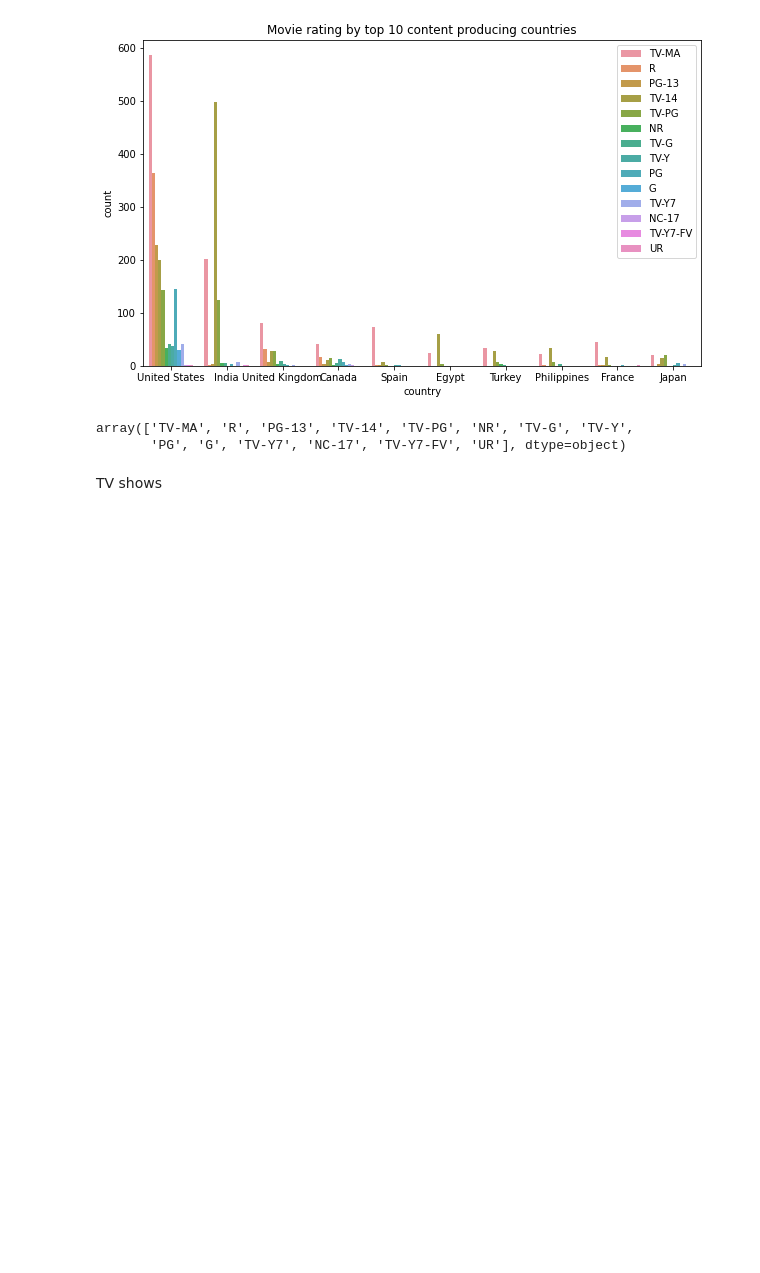
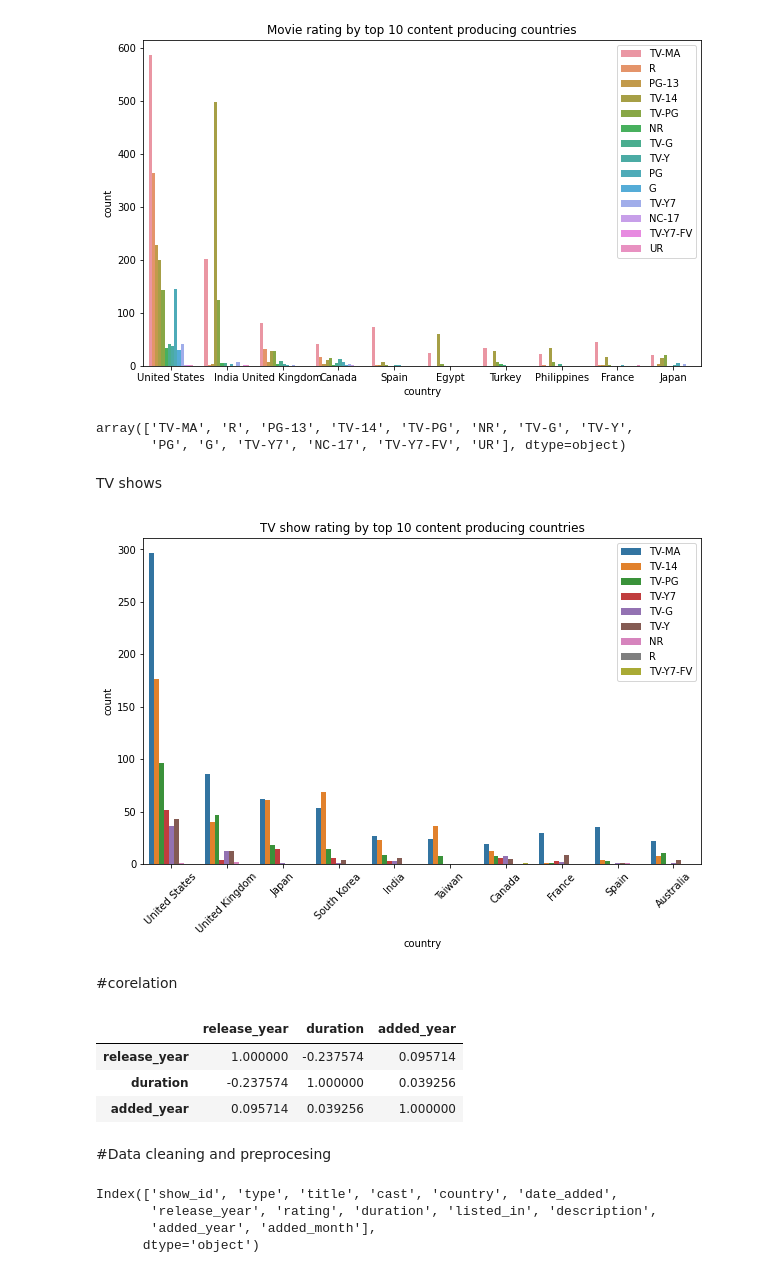
Before and after one commit to pranay2310/NETFLIX-MOVIES-AND-TV-SHOWS-CLUSTERING, a Jupyter notebook: NETFLIX_MOVIES_AND_TV_SHOWS_CLUSTERING.ipynb, the cells around one changed output. Cells and saved outputs as stored; diff of their text form; code cells hidden in the pictures; blank space fills up the shorter version.

```diff
--- a/NETFLIX_MOVIES_AND_TV_SHOWS_CLUSTERING.ipynb
+++ b/NETFLIX_MOVIES_AND_TV_SHOWS_CLUSTERING.ipynb
@@ -579,3 +579,30 @@ array(['TV-MA', 'R', 'PG-13', 'TV-14', 'TV-PG', 'NR', 'TV-G', 'TV-Y',
        'PG', 'G', 'TV-Y7', 'NC-17', 'TV-Y7-FV', 'UR'], dtype=object)
 # %% [markdown]
 TV shows
+# %%
+sns.countplot(data=df_tv_shows,order=pd.value_counts(df_tv_shows["country"]).iloc[:10].index, x = df_tv_shows.country ,hue="rating", )
+plt.title("TV show rating by top 10 content producing countries")
+plt.legend(loc='upper right')
+plt.xticks(rotation=45)
+plt.show()
+# %% [output]
+[figure, added]
+# %% [markdown]
+#corelation
+# %%
+corr = data_copy.corr()
+corr.style.background_gradient(cmap='coolwarm')
+# %% [output]
+|  | release_year | duration | added_year |
+| release_year | 1.000000 | -0.237574 | 0.095714 |
+| duration | -0.237574 | 1.000000 | 0.039256 |
+| added_year | 0.095714 | 0.039256 | 1.000000 |
+# %% [markdown]
+#Data cleaning and preprocesing
+# %%
+data.columns
+# %% [output]
+Index(['show_id', 'type', 'title', 'cast', 'country', 'date_added',
+       'release_year', 'rating', 'duration', 'listed_in', 'description',
+       'added_year', 'added_month'],
+      dtype='object')
```
Also changed, not shown: parts of 61 cells of this notebook.
